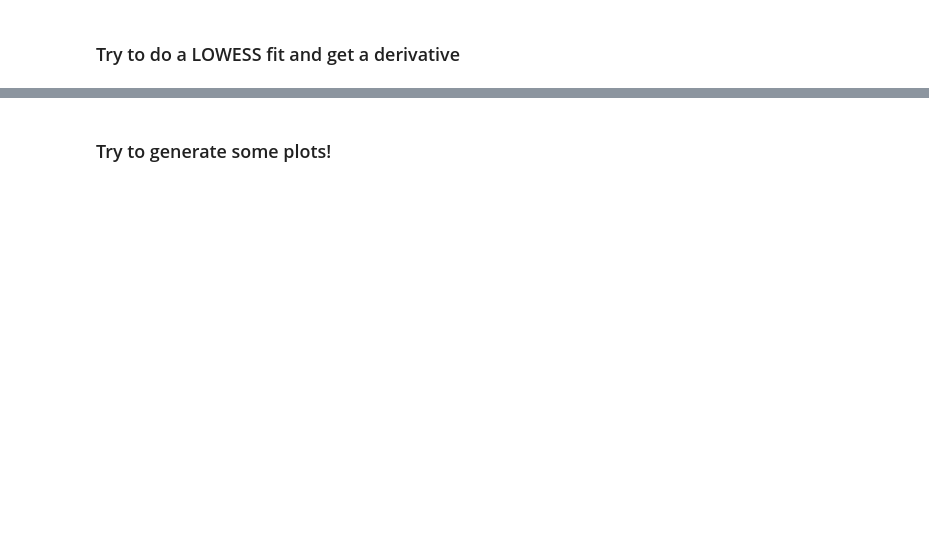
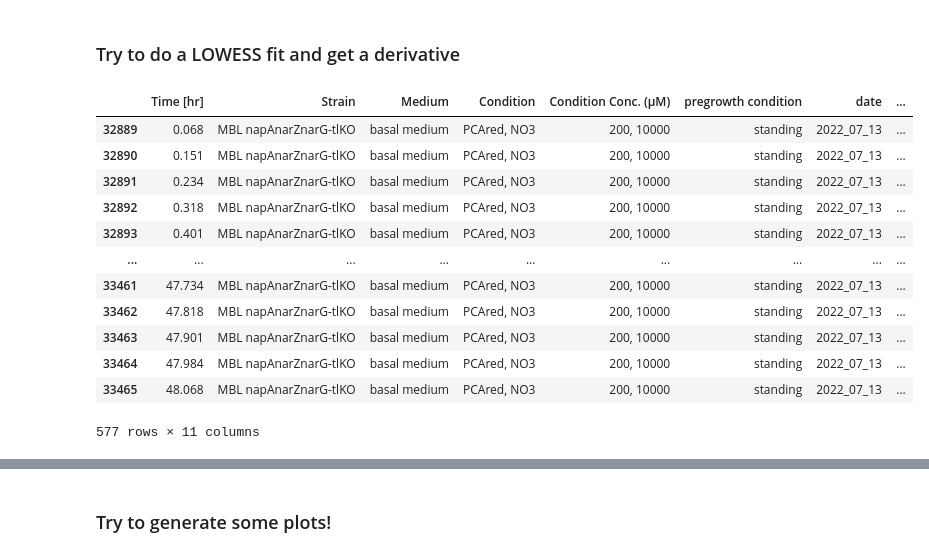
Before and after one commit to ltsypin/Cportucalensis_genetic_mech, a Jupyter notebook: genetic_mechanism_PCA_oxidation_analysis.ipynb, the cells around one changed output, grey strips where cells are left out. Cells and saved outputs as stored; diff of their text form; code cells hidden in the pictures; blank space fills up the shorter version.

```diff
--- a/genetic_mechanism_PCA_oxidation_analysis.ipynb
+++ b/genetic_mechanism_PCA_oxidation_analysis.ipynb
@@ -654,10 +654,10 @@ bokeh.io.show(sanity_plot)
 # %% [markdown]
 ### Try to do a LOWESS fit and get a derivative
 # %%
-single_wt_data = calibrated_data.loc[(calibrated_data['Strain'].isin([
+single_data = calibrated_data.loc[(calibrated_data['Strain'].isin([
 #                                                                     'Abiotic',
-                                                                    'MBL',
-#                                                                     'MBL napAnarZnarG-tlKO',
+#                                                                     'MBL',
+                                                                    'MBL napAnarZnarG-tlKO',
 #                                                                     'MBL frdA-tlKO',
 #                                                                     'MBL dmsA-tlKO',
 #                                                                     'MBL menA-tlKO',
@@ -672,7 +672,23 @@ single_wt_data = calibrated_data.loc[(calibrated_data['Strain'].isin([
                                    ])) &
                                    (calibrated_data['pregrowth condition'].isin(['standing'])) &
                                    (calibrated_data['Medium'].isin(['basal medium'])) &
-                                   (calibrated_data['Well'] == 'B4') &
-                                   (calibrated_data['date'].isin(['2022_06_28']))
+                                   (calibrated_data['Well'] == 'E10') #&
+#                                    (calibrated_data['date'].isin(['2022_06_28']))
                                   ]
+# %%
+single_data
+# %% [output]
+|  | Time [hr] | Strain | Medium | Condition | Condition Conc. (µM) | pregrowth condition | date | ... |
+| 32889 | 0.068 | MBL napAnarZnarG-tlKO | basal medium | PCAred, NO3 | 200, 10000 | standing | 2022_07_13 | ... |
+| 32890 | 0.151 | MBL napAnarZnarG-tlKO | basal medium | PCAred, NO3 | 200, 10000 | standing | 2022_07_13 | ... |
+| 32891 | 0.234 | MBL napAnarZnarG-tlKO | basal medium | PCAred, NO3 | 200, 10000 | standing | 2022_07_13 | ... |
+| 32892 | 0.318 | MBL napAnarZnarG-tlKO | basal medium | PCAred, NO3 | 200, 10000 | standing | 2022_07_13 | ... |
+| 32893 | 0.401 | MBL napAnarZnarG-tlKO | basal medium | PCAred, NO3 | 200, 10000 | standing | 2022_07_13 | ... |
+| ... | ... | ... | ... | ... | ... | ... | ... | ... |
+| 33461 | 47.734 | MBL napAnarZnarG-tlKO | basal medium | PCAred, NO3 | 200, 10000 | standing | 2022_07_13 | ... |
+| 33462 | 47.818 | MBL napAnarZnarG-tlKO | basal medium | PCAred, NO3 | 200, 10000 | standing | 2022_07_13 | ... |
+| 33463 | 47.901 | MBL napAnarZnarG-tlKO | basal medium | PCAred, NO3 | 200, 10000 | standing | 2022_07_13 | ... |
+| 33464 | 47.984 | MBL napAnarZnarG-tlKO | basal medium | PCAred, NO3 | 200, 10000 | standing | 2022_07_13 | ... |
+| 33465 | 48.068 | MBL napAnarZnarG-tlKO | basal medium | PCAred, NO3 | 200, 10000 | standing | 2022_07_13 | ... |
+577 rows × 11 columns
 # %%
```
Also changed, not shown: parts of 18 cells of this notebook.
